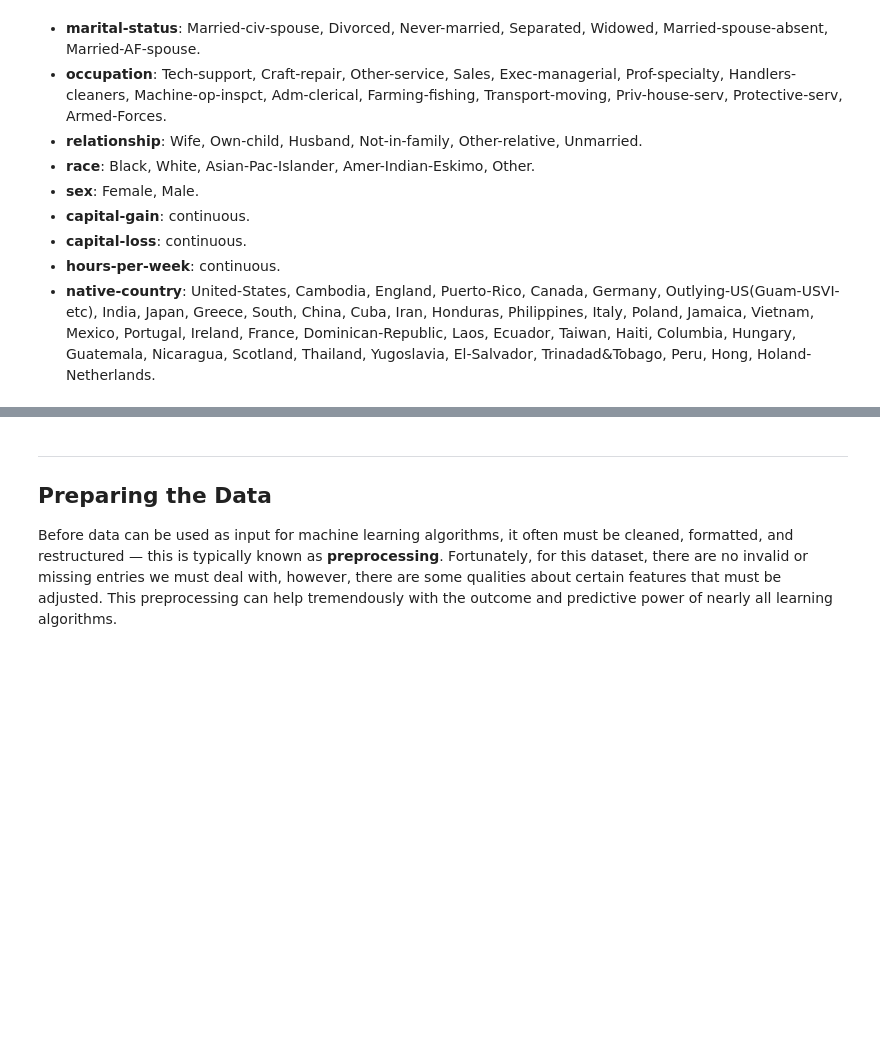
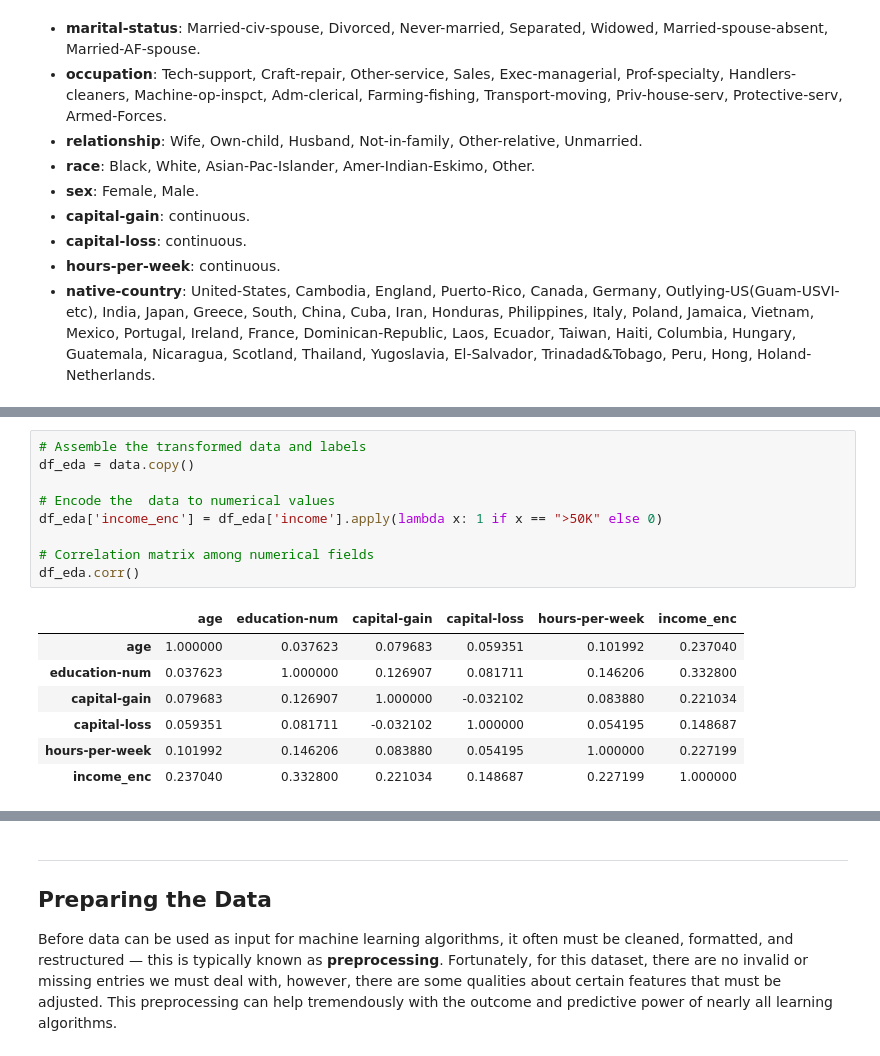
Before and after one commit to Per48edjes/Udacity-DSND-P1, a Jupyter notebook: finding_donors.ipynb, the cells around one changed output, grey strips where cells are left out. Drawn from its saved outputs; the diff is of its cells as text; blank space fills up the shorter version.

```diff
--- a/finding_donors.ipynb
+++ b/finding_donors.ipynb
@@ -89,0 +100,17 @@ Percentage of individuals making more than $50,000: 24.78439697492371%
+# %%
+# Assemble the transformed data and labels
+df_eda = data.copy()
+
+# Encode the  data to numerical values
+df_eda['income_enc'] = df_eda['income'].apply(lambda x: 1 if x == ">50K" else 0)
+
+# Correlation matrix among numerical fields
+df_eda.corr()
+# %% [output]
+|  | age | education-num | capital-gain | capital-loss | hours-per-week | income_enc |
+| age | 1.000000 | 0.037623 | 0.079683 | 0.059351 | 0.101992 | 0.237040 |
+| education-num | 0.037623 | 1.000000 | 0.126907 | 0.081711 | 0.146206 | 0.332800 |
+| capital-gain | 0.079683 | 0.126907 | 1.000000 | -0.032102 | 0.083880 | 0.221034 |
+| capital-loss | 0.059351 | 0.081711 | -0.032102 | 1.000000 | 0.054195 | 0.148687 |
+| hours-per-week | 0.101992 | 0.146206 | 0.083880 | 0.054195 | 1.000000 | 0.227199 |
+| income_enc | 0.237040 | 0.332800 | 0.221034 | 0.148687 | 0.227199 | 1.000000 |
```
Also changed, not shown: parts of 23 cells of this notebook, 1 other file.
